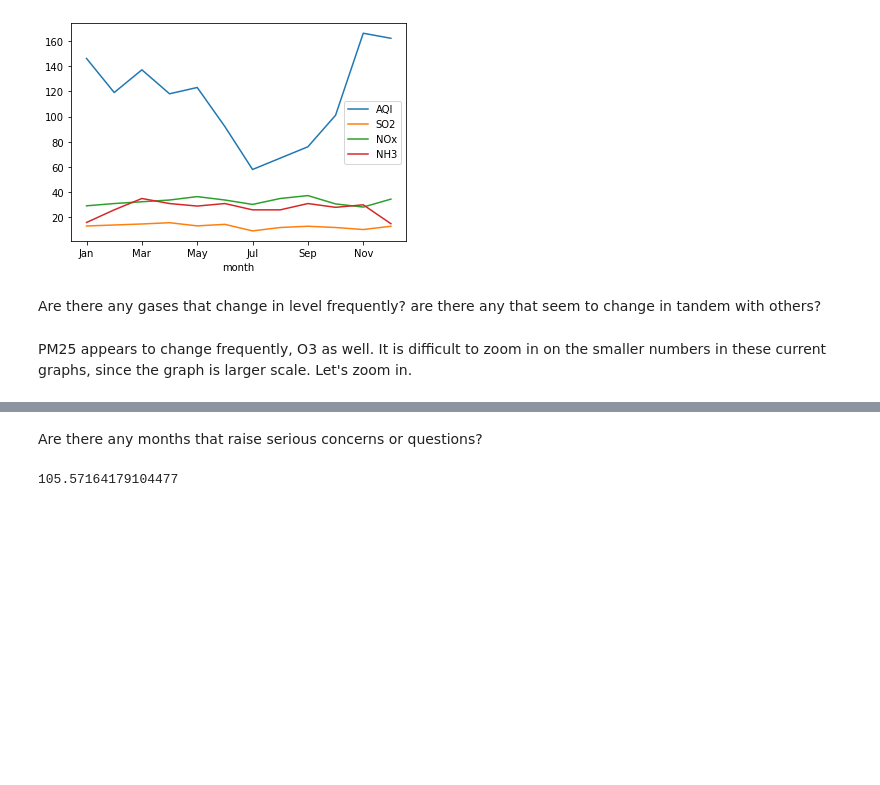
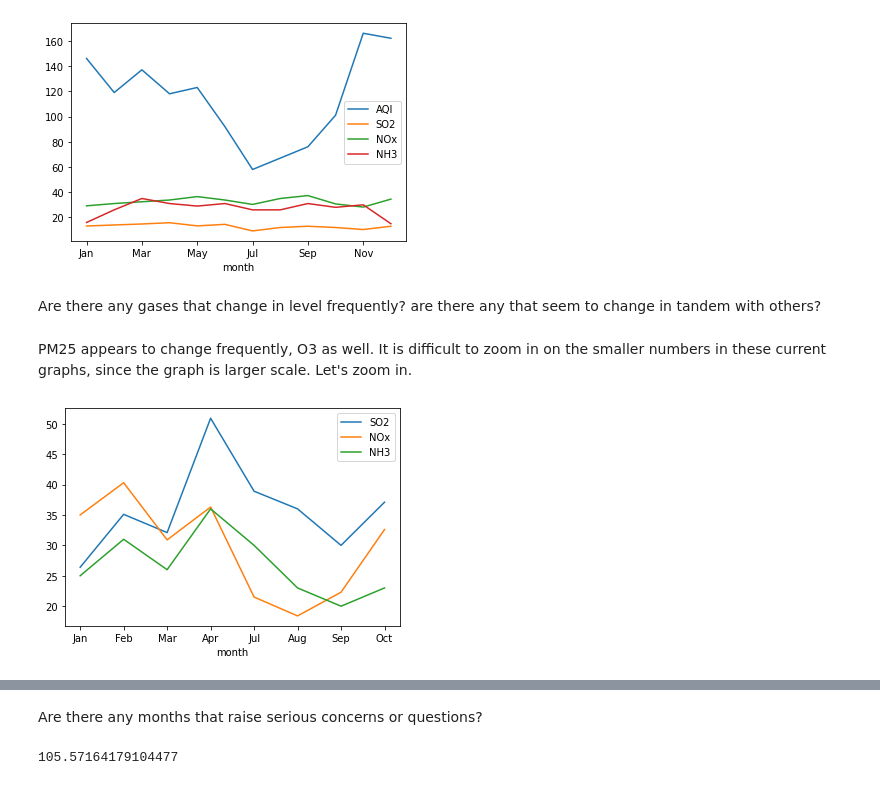
Before and after one commit to danileahacker/Air-Quality-in-Hyderabad-Pollution-Analysis, a Jupyter notebook: pollution_eda.ipynb, the cells around one changed output, grey strips where cells are left out. Cells and saved outputs as stored; diff of their text form; code cells hidden in the pictures; blank space fills up the shorter version.

```diff
--- a/pollution_eda.ipynb
+++ b/pollution_eda.ipynb
@@ -370,3 +370,8 @@ Are there any gases that change in level frequently? are there any that seem to
 PM25 appears to change frequently, O3 as well. It is difficult to zoom in on the smaller numbers in these current graphs, since the graph is larger scale. Let's zoom in.
 # %%
 #smaller scale numbers only:
+# %%
+# 2017
+aqi_2017.plot(x='month', y=['SO2', 'NOx', 'NH3']);
+# %% [output]
+[figure, added]
```
Also changed, not shown: parts of 1 cell of this notebook.
